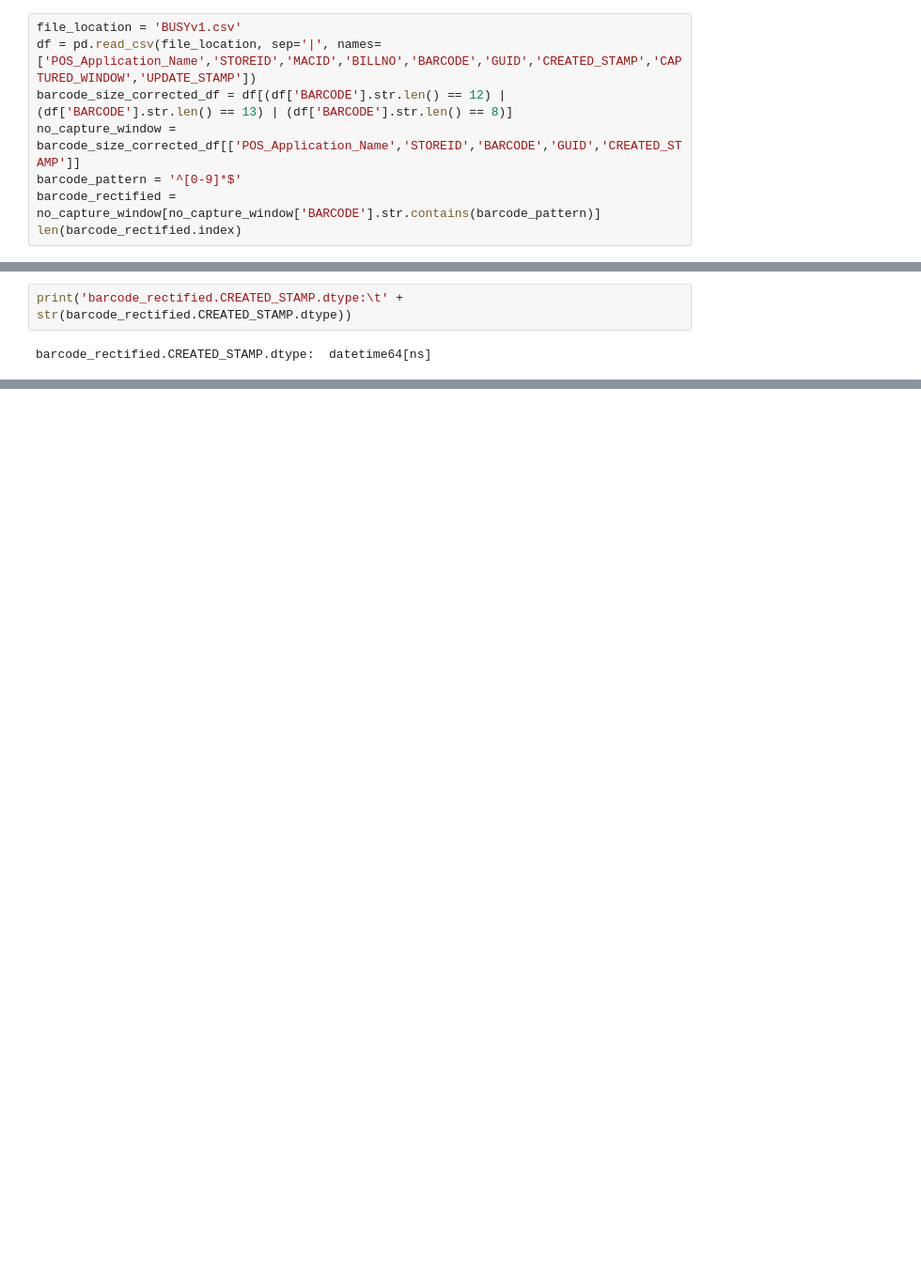
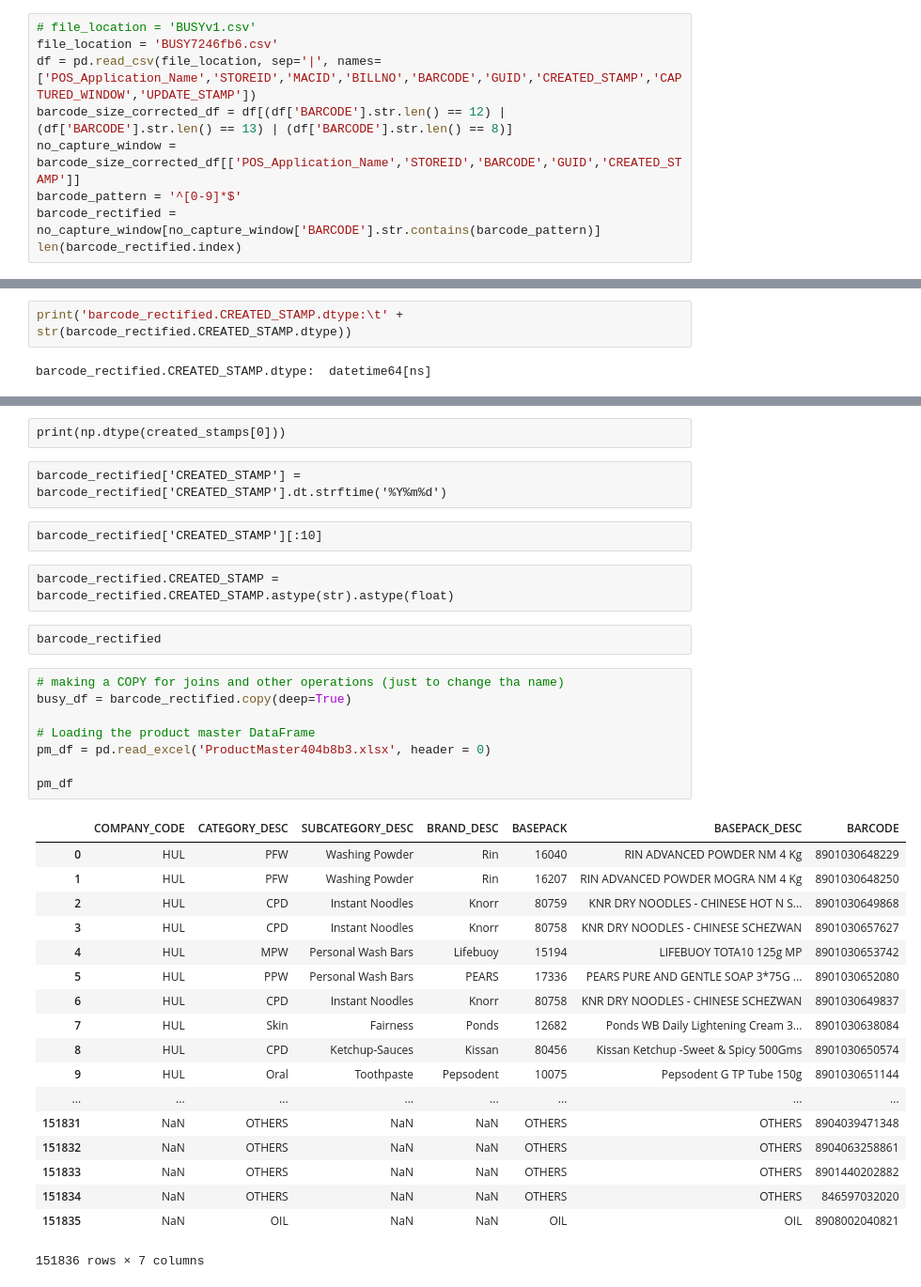
Before and after one commit to Decent-Muse/Project, a Jupyter notebook: BUSY_pandas_cleaning_notebook.ipynb, the cells around one changed output, grey strips where cells are left out. Shown at 94% size. Saved outputs shown, nothing was run; the diff lists cells and outputs as text; blank space fills up the shorter version.

```diff
--- a/BUSY_pandas_cleaning_notebook.ipynb
+++ b/BUSY_pandas_cleaning_notebook.ipynb
@@ -461,5 +14,6 @@ import numpy as np
 # %%
-file_location = 'BUSYv1.csv'
+# file_location = 'BUSYv1.csv'
+file_location = 'BUSY7246fb6.csv'
 df = pd.read_csv(file_location, sep='|', names=['POS_Application_Name','STOREID','MACID','BILLNO','BARCODE','GUID','CREATED_STAMP','CAPTURED_WINDOW','UPDATE_STAMP'])
 barcode_size_corrected_df = df[(df['BARCODE'].str.len() == 12) | (df['BARCODE'].str.len() == 13) | (df['BARCODE'].str.len() == 8)]
 no_capture_window = barcode_size_corrected_df[['POS_Application_Name','STOREID','BARCODE','GUID','CREATED_STAMP']]
@@ -573,0 +85,37 @@ ValueError: could not convert string to float: '2017-03-10 21:04:31.394'
+# %% [raw]
+print(np.dtype(created_stamps[0]))
+# %% [raw]
+barcode_rectified['CREATED_STAMP'] = barcode_rectified['CREATED_STAMP'].dt.strftime('%Y%m%d')
+# %% [raw]
+barcode_rectified['CREATED_STAMP'][:10]
+# %% [raw]
+barcode_rectified.CREATED_STAMP = barcode_rectified.CREATED_STAMP.astype(str).astype(float)
+# %% [raw]
+barcode_rectified
+# %%
+# making a COPY for joins and other operations (just to change tha name)
+busy_df = barcode_rectified.copy(deep=True)
+
+# Loading the product master DataFrame
+pm_df = pd.read_excel('ProductMaster404b8b3.xlsx', header = 0)
+
+pm_df
+# %% [output]
+|  | COMPANY_CODE | CATEGORY_DESC | SUBCATEGORY_DESC | BRAND_DESC | BASEPACK | BASEPACK_DESC | BARCODE |
+| 0 | HUL | PFW | Washing Powder | Rin | 16040 | RIN ADVANCED POWDER NM 4 Kg | 8901030648229 |
+| 1 | HUL | PFW | Washing Powder | Rin | 16207 | RIN ADVANCED POWDER MOGRA NM 4 Kg | 8901030648250 |
+| 2 | HUL | CPD | Instant Noodles | Knorr | 80759 | KNR DRY NOODLES - CHINESE HOT N S... | 8901030649868 |
+| 3 | HUL | CPD | Instant Noodles | Knorr | 80758 | KNR DRY NOODLES - CHINESE SCHEZWAN | 8901030657627 |
+| 4 | HUL | MPW | Personal Wash Bars | Lifebuoy | 15194 | LIFEBUOY TOTA10 125g MP | 8901030653742 |
+| 5 | HUL | PPW | Personal Wash Bars | PEARS | 17336 | PEARS PURE AND GENTLE SOAP 3*75G ... | 8901030652080 |
+| 6 | HUL | CPD | Instant Noodles | Knorr | 80758 | KNR DRY NOODLES - CHINESE SCHEZWAN | 8901030649837 |
+| 7 | HUL | Skin | Fairness | Ponds | 12682 | Ponds WB Daily Lightening Cream 3... | 8901030638084 |
+| 8 | HUL | CPD | Ketchup-Sauces | Kissan | 80456 | Kissan Ketchup -Sweet & Spicy 500Gms | 8901030650574 |
+| 9 | HUL | Oral | Toothpaste | Pepsodent | 10075 | Pepsodent G TP Tube 150g | 8901030651144 |
+| ... | ... | ... | ... | ... | ... | ... | ... |
+| 151831 | NaN | OTHERS | NaN | NaN | OTHERS | OTHERS | 8904039471348 |
+| 151832 | NaN | OTHERS | NaN | NaN | OTHERS | OTHERS | 8904063258861 |
+| 151833 | NaN | OTHERS | NaN | NaN | OTHERS | OTHERS | 8901440202882 |
+| 151834 | NaN | OTHERS | NaN | NaN | OTHERS | OTHERS | 846597032020 |
+| 151835 | NaN | OIL | NaN | NaN | OIL | OIL | 8908002040821 |
+151836 rows × 7 columns
```
Also changed, not shown: parts of 91 cells of this notebook, 1 other file.
